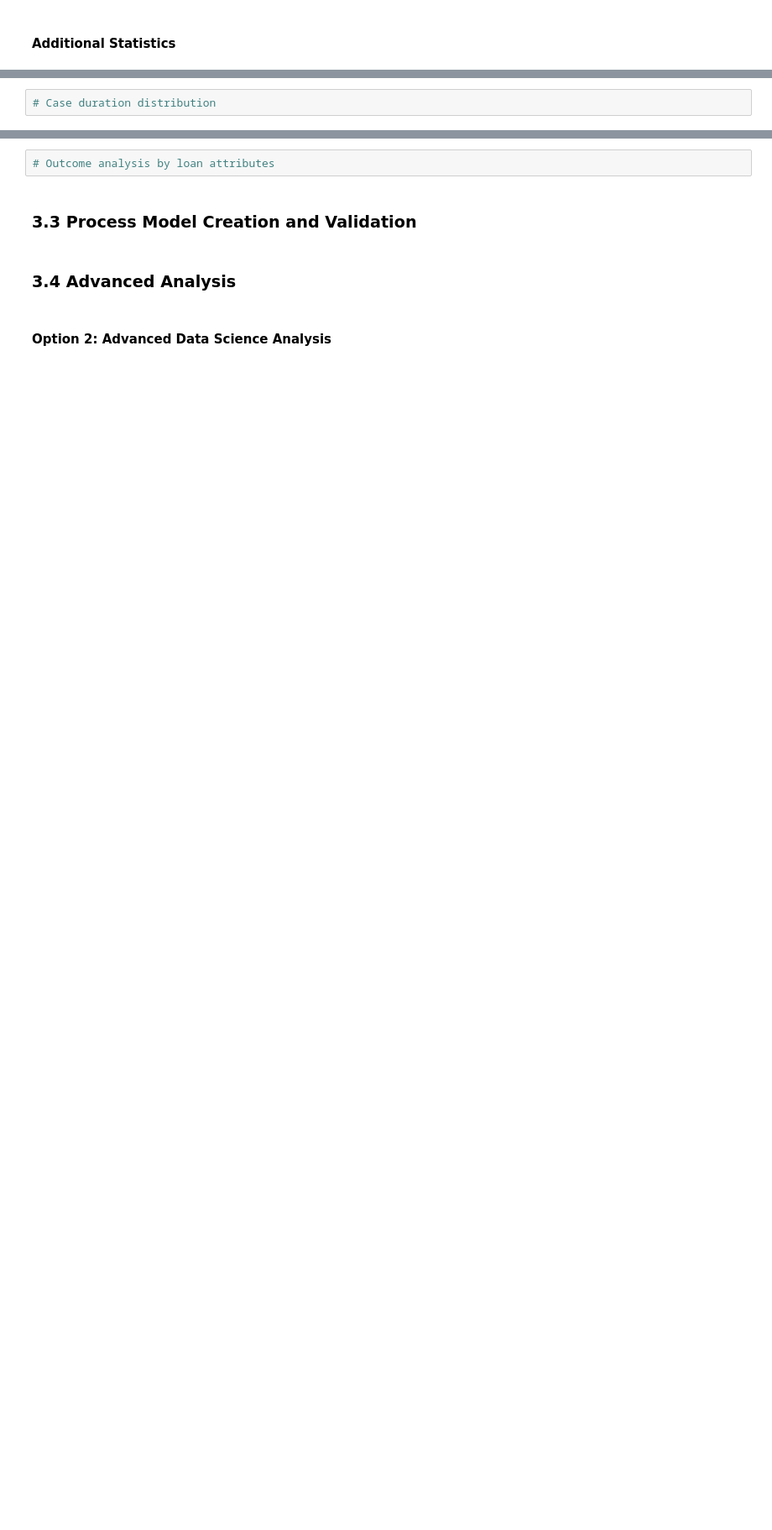
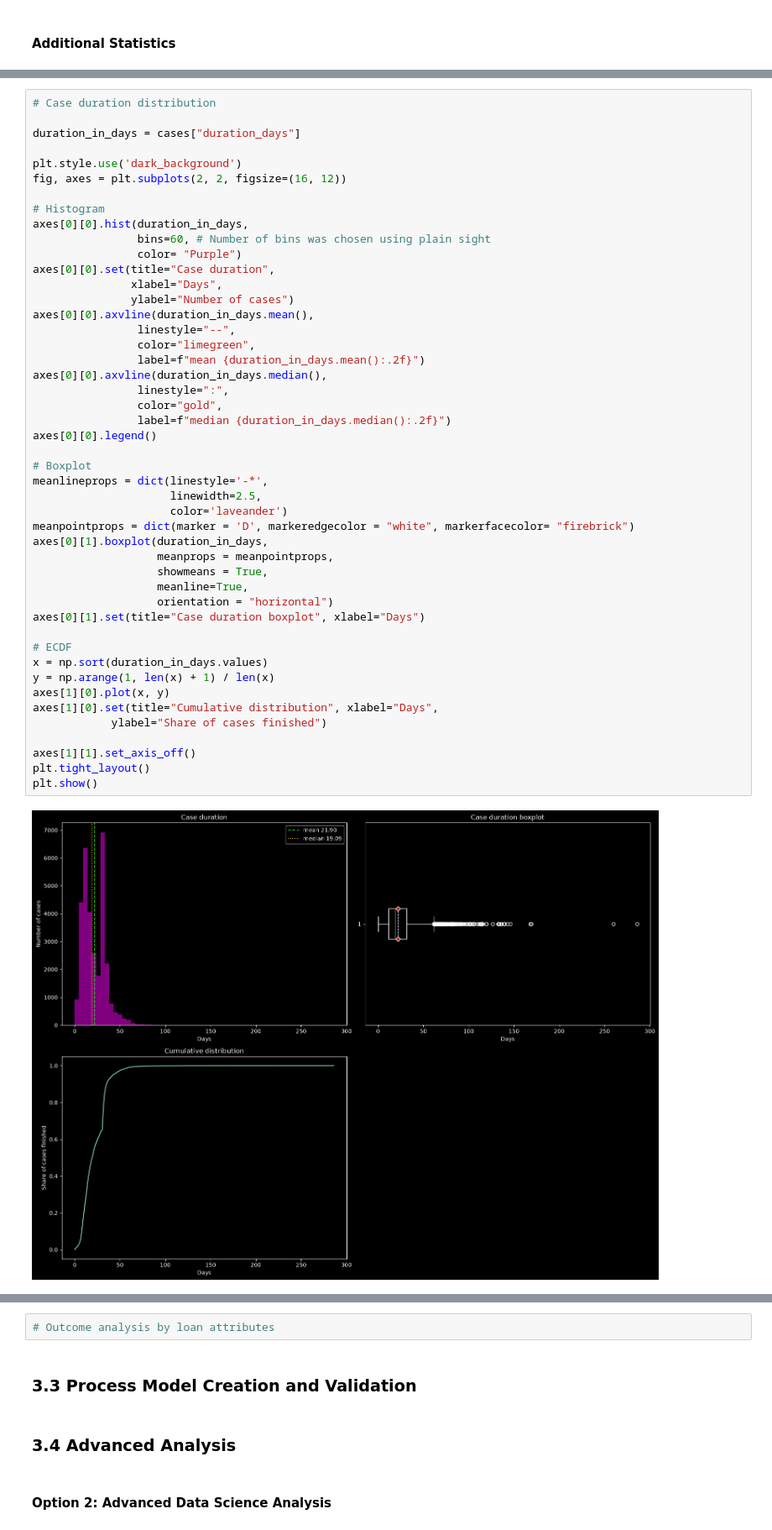
Before and after one commit to M1l3na24/First-Assignment-BPPSO-WS26-27, a Jupyter notebook: assignmentI.ipynb, the cells around one changed output, grey strips where cells are left out. Shown at 84% size. Saved outputs shown, nothing was run; the diff lists cells and outputs as text; blank space fills up the shorter version.

```diff
--- a/assignmentI.ipynb
+++ b/assignmentI.ipynb
@@ -222,2 +259,49 @@ act = "concept:name" # required column to access
 # %%
 # Case duration distribution
+
+duration_in_days = cases["duration_days"]
+
+plt.style.use('dark_background')
+fig, axes = plt.subplots(2, 2, figsize=(16, 12))
+
+# Histogram
+axes[0][0].hist(duration_in_days,
+                bins=60, # Number of bins was chosen using plain sight
+                color= "Purple")
+axes[0][0].set(title="Case duration",
+               xlabel="Days",
+               ylabel="Number of cases")
+axes[0][0].axvline(duration_in_days.mean(),
+                linestyle="--",
+                color="limegreen",
+                label=f"mean {duration_in_days.mean():.2f}")
+axes[0][0].axvline(duration_in_days.median(),
+                linestyle=":",
+                color="gold",
+                label=f"median {duration_in_days.median():.2f}")
+axes[0][0].legend()
+
+# Boxplot
+meanlineprops = dict(linestyle='-*',
+                     linewidth=2.5,
+                     color='laveander')
+meanpointprops = dict(marker = 'D', markeredgecolor = "white", markerfacecolor= "firebrick")
+axes[0][1].boxplot(duration_in_days,
+                   meanprops = meanpointprops,
+                   showmeans = True,
+                   meanline=True,
+                   orientation = "horizontal")
+axes[0][1].set(title="Case duration boxplot", xlabel="Days")
+
+# ECDF
+x = np.sort(duration_in_days.values)
+y = np.arange(1, len(x) + 1) / len(x)
+axes[1][0].plot(x, y)
+axes[1][0].set(title="Cumulative distribution", xlabel="Days",
+            ylabel="Share of cases finished")
+
+axes[1][1].set_axis_off()
+plt.tight_layout()
+plt.show()
+# %% [output]
+[figure, added]
```
Also changed, not shown: parts of 4 cells of this notebook.
